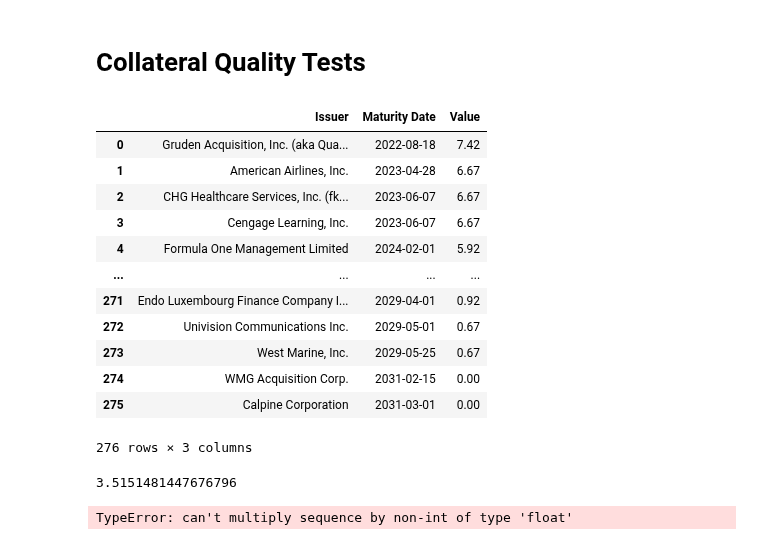
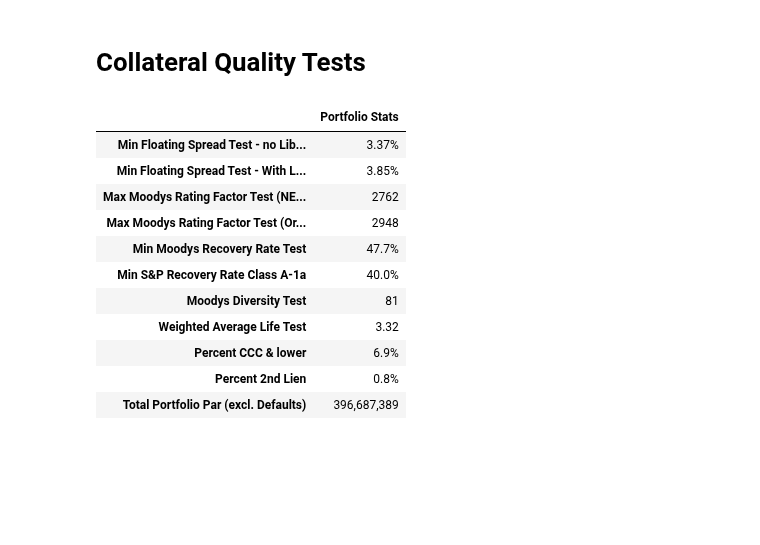
Before and after one commit to joshknechtel-gs/RM-IT, a Jupyter notebook: ComplianceChecks.ipynb, the cells around one changed output. Cells and saved outputs as stored; diff of their text form; code cells hidden in the pictures; blank space fills up the shorter version.

```diff
--- a/ComplianceChecks.ipynb
+++ b/ComplianceChecks.ipynb
@@ -157,13 +183,14 @@ def Port_stats(model_df, weight_col='Par_no_default',format_output=True):
     Port_stats_df = pd.DataFrame(np.nan,index=['Min Floating Spread Test - no Libor Floors',
         'Min Floating Spread Test - With Libor Floors',
         'Max Moodys Rating Factor Test (NEW WARF)',
-    #    'Max Moodys Rating Factor Test (Orig WARF)',
+        'Max Moodys Rating Factor Test (Orig WARF)',
         'Min Moodys Recovery Rate Test',
         'Min S&P Recovery Rate Class A-1a',
         'Moodys Diversity Test',
     #    'WAP',
-    #    'Percent CCC & lower',
-    #    'Percent 2nd Lien',
+        'Weighted Average Life Test',
+        'Percent CCC & lower',
+        'Percent 2nd Lien',
     #    'Percent Sub80',
     #    'Percent Sub90',
     #    'Percent CovLite',
@@ -181,19 +208,19 @@ def Port_stats(model_df, weight_col='Par_no_default',format_output=True):
     # model_df is created.  Need to find solution
 
     Port_stats_df.loc['Min Floating Spread Test - no Libor Floors','Portfolio Stats'] = \
-        weighted_average(model_df,cols=[weight_col,'Libor Spread'])*100
+        weighted_average(model_df,cols=[weight_col,'Spread'])*100
 
     Port_stats_df.loc['Min Floating Spread Test - With Libor Floors','Portfolio Stats'] = \
         weighted_average(model_df,cols=[weight_col,'All In Rate'])*100
 
     Port_stats_df.loc['Max Moodys Rating Factor Test (NEW WARF)','Portfolio Stats'] = \
-        weighted_average(model_df,cols=[weight_col,'Adjusted Moody\'s WARF Rating'])
+        weighted_average(model_df,cols=[weight_col,'Adj. WARF NEW'])
 
-    #Port_stats_df.loc['Max Moodys Rating Factor Test (Orig WARF)','Portfolio Stats'] = \
-    #    weighted_average(model_df,cols=[weight_col,'WARF'])
+    Port_stats_df.loc['Max Moodys Rating Factor Test (Orig WARF)','Portfolio Stats'] = \
+        weighted_average(model_df,cols=[weight_col,'WARF'])
 
     Port_stats_df.loc['Min Moodys Recovery Rate Test','Portfolio Stats'] = \
-        weighted_average(model_df,cols=[weight_col,'Recovery Rate Moody'])*100
+        weighted_average(model_df,cols=[weight_col,'Moodys Recovery Rate'])*100
 
     Port_stats_df.loc['Min S&P Recovery Rate Class A-1a','Portfolio Stats'] = \
             weighted_average(model_df,cols=[weight_col,'S&P Recovery Rate (AAA)'])*100
@@ -204,15 +231,19 @@ def Port_stats(model_df, weight_col='Par_no_default',format_output=True):
     #Port_stats_df.loc['WAP','Portfolio Stats'] = \
     #    weighted_average(model_df,cols=[weight_col,'Blended Price'])
 
-    #Port_stats_df.loc['Percent CCC & lower','Portfolio Stats'] = percentage_C(model_df, weight_col)*100
+    # it needs a different amort table for each CLO, so this is place holder
+    Port_stats_df.loc['Weighted Average Life Test','Portfolio Stats'] = \
+            Weighted_Average_Life_Test(clo_df,weight_col)
 
-    #Port_stats_df.loc['Percent 2nd Lien','Portfolio Stats'] = percentage_SecondLien(model_df, weight_col)*100
+    Port_stats_df.loc['Percent CCC & lower','Portfolio Stats'] = percentage_C(model_df, weight_col)*100
+
+    Port_stats_df.loc['Percent 2nd Lien','Portfolio Stats'] = percentage_SecondLien(model_df, weight_col)*100
 
     #Port_stats_df.loc['Percent Sub80','Portfolio Stats'] = percentage_SubEighty(model_df, weight_col)*100
 
     #Port_stats_df.loc['Percent Sub90','Portfolio Stats'] = percentage_SubNinety(model_df, weight_col)*100
 
-    Port_stats_df.loc['Percent CovLite','Portfolio Stats'] = percentage_CovLite(model_df, weight_col)*100
+    #Port_stats_df.loc['Percent CovLite','Portfolio Stats'] = percentage_CovLite(model_df, weight_col)*100
     Port_stats_df.loc['Total Portfolio Par (excl. Defaults)','Portfolio Stats'] = model_df[weight_col].sum()
 
 
@@ -223,8 +254,8 @@ def Port_stats(model_df, weight_col='Par_no_default',format_output=True):
             Port_stats_df.loc['Min Floating Spread Test - With Libor Floors'].apply('{:.2f}%'.format)
         Port_stats_df.loc['Max Moodys Rating Factor Test (NEW WARF)'] = \
             Port_stats_df.loc['Max Moodys Rating Factor Test (NEW WARF)'].apply('{:.0f}'.format)
-        #Port_stats_df.loc['Max Moodys Rating Factor Test (Orig WARF)'] = \
-        #    Port_stats_df.loc['Max Moodys Rating Factor Test (Orig WARF)'].apply('{:.0f}'.format)
+        Port_stats_df.loc['Max Moodys Rating Factor Test (Orig WARF)'] = \
+            Port_stats_df.loc['Max Moodys Rating Factor Test (Orig WARF)'].apply('{:.0f}'.format)
         Port_stats_df.loc['Min Moodys Recovery Rate Test'] = \
             Port_stats_df.loc['Min Moodys Recovery Rate Test'].apply('{:.1f}%'.format)
         Port_stats_df.loc['Min S&P Recovery Rate Class A-1a'] = \
@@ -233,10 +264,12 @@ def Port_stats(model_df, weight_col='Par_no_default',format_output=True):
             Port_stats_df.loc['Moodys Diversity Test'].apply('{:.0f}'.format)
         #Port_stats_df.loc['WAP'] = \
         #    Port_stats_df.loc['WAP'].apply('${:.2f}'.format)
-        #Port_stats_df.loc['Percent CCC & lower'] = \
-        #    Port_stats_df.loc['Percent CCC & lower'].apply('{:.1f}%'.format)
-        #Port_stats_df.loc['Percent 2nd Lien'] = \
-        #    Port_stats_df.loc['Percent 2nd Lien'].apply('{:.1f}%'.format)
+        Port_stats_df.loc['Weighted Average Life Test'] = \
+            Port_stats_df.loc['Weighted Average Life Test'].apply('{:.2f}'.format)
+        Port_stats_df.loc['Percent CCC & lower'] = \
+            Port_stats_df.loc['Percent CCC & lower'].apply('{:.1f}%'.format)
+        Port_stats_df.loc['Percent 2nd Lien'] = \
+            Port_stats_df.loc['Percent 2nd Lien'].apply('{:.1f}%'.format)
         #Port_stats_df.loc['Percent Sub80'] = \
         #    Port_stats_df.loc['Percent Sub80'].apply('{:.1f}%'.format)
         #Port_stats_df.loc['Percent Sub90'] = \
@@ -429,27 +470,15 @@ trustee_df['Maturity Date'] = pd.to_datetime(trustee_df['Maturity Date'], infer_
-# %%
-trustee_df = pd.merge_asof(trustee_df.sort_values('Maturity Date'), WAL_val, left_on='Maturity Date',
-                          right_on=WAL_val.index, direction='backward', suffixes=['', '_2'])
-
-trustee_df[['Issuer','Maturity Date','Value']]
-# %% [output]
-|  | Issuer | Maturity Date | Value |
-| 0 | Gruden Acquisition, Inc. (aka Qua... | 2022-08-18 | 7.42 |
-| 1 | American Airlines, Inc. | 2023-04-28 | 6.67 |
-| 2 | CHG Healthcare Services, Inc. (fk... | 2023-06-07 | 6.67 |
-| 3 | Cengage Learning, Inc. | 2023-06-07 | 6.67 |
-| 4 | Formula One Management Limited | 2024-02-01 | 5.92 |
-| ... | ... | ... | ... |
-| 271 | Endo Luxembourg Finance Company I... | 2029-04-01 | 0.92 |
-| 272 | Univision Communications Inc. | 2029-05-01 | 0.67 |
-| 273 | West Marine, Inc. | 2029-05-25 | 0.67 |
-| 274 | WMG Acquisition Corp. | 2031-02-15 | 0.00 |
-| 275 | Calpine Corporation | 2031-03-01 | 0.00 |
-276 rows × 3 columns
-# %%
-Weighted_Average_Life_Test(trustee_df)
-# %% [output]
-3.5151481447676796
 # %%
-Port_stats(trustee_df, weight_col='Principal Balance')
+Port_stats(clo_df, weight_col='CLO 2020-20')
 # %% [output]
-TypeError: can't multiply sequence by non-int of type 'float'
+|  | Portfolio Stats |
+| Min Floating Spread Test - no Lib... | 3.37% |
+| Min Floating Spread Test - With L... | 3.85% |
+| Max Moodys Rating Factor Test (NE... | 2762 |
+| Max Moodys Rating Factor Test (Or... | 2948 |
+| Min Moodys Recovery Rate Test | 47.7% |
+| Min S&P Recovery Rate Class A-1a | 40.0% |
+| Moodys Diversity Test | 81 |
+| Weighted Average Life Test | 3.32 |
+| Percent CCC & lower | 6.9% |
+| Percent 2nd Lien | 0.8% |
+| Total Portfolio Par (excl. Defaults) | 396,687,389 |
```
Also changed, not shown: parts of 30 cells of this notebook.
